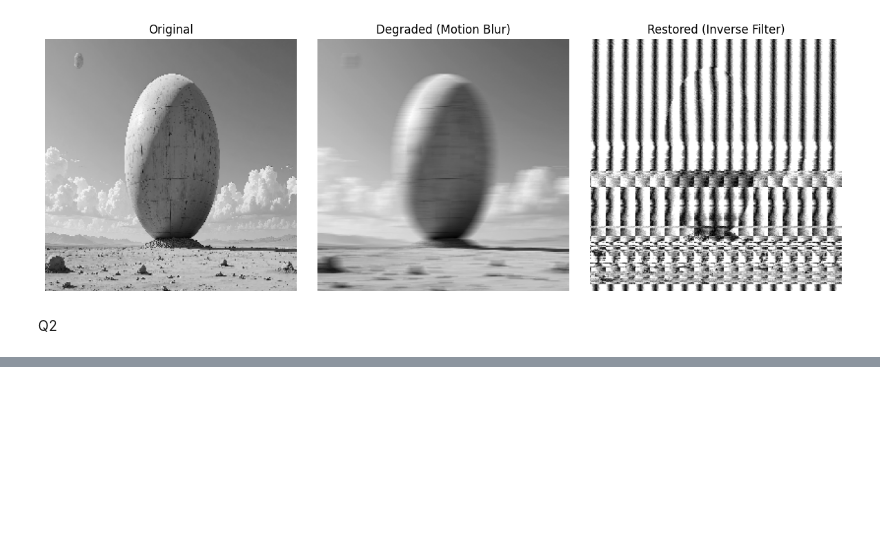
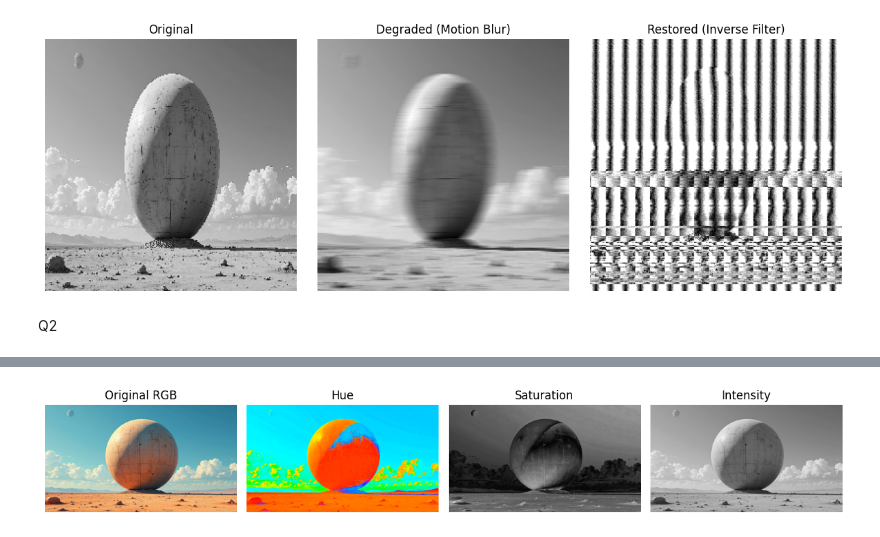
Before and after one commit to nazalnihad/Image_processing_lab, a Jupyter notebook: set_3.ipynb, the cells around one changed output, grey strips where cells are left out. Cells and saved outputs as stored; diff of their text form; code cells hidden in the pictures; blank space fills up the shorter version.

```diff
--- a/set_3.ipynb
+++ b/set_3.ipynb
@@ -53,0 +64,12 @@ Q2
+# %%
+F = np.fft.fft2(img)
+
+# Apply degradation
+G = H * F
+
+# Add Gaussian noise
+noise = np.random.normal(0, 10, img.shape)
+G_noisy = G + np.fft.fft2(noise)
+
+# Degraded image
+g = np.abs(np.fft.ifft2(G_noisy))
@@ -53,0 +145,31 @@ Q2
+# %%
+img = cv2.imread("bullet-space.jpg")  #
+# %%
+H, S, I = rgb_to_hsi(img)
+# %%
+plt.figure(figsize=(12, 4))
+
+plt.subplot(1, 4, 1)
+plt.imshow(cv2.cvtColor(img, cv2.COLOR_BGR2RGB))
+plt.title("Original RGB")
+plt.axis("off")
+
+plt.subplot(1, 4, 2)
+plt.imshow(H, cmap="hsv")
+plt.title("Hue")
+plt.axis("off")
+
+plt.subplot(1, 4, 3)
+plt.imshow(S, cmap="gray")
+plt.title("Saturation")
+plt.axis("off")
+
+plt.subplot(1, 4, 4)
+plt.imshow(I, cmap="gray")
+plt.title("Intensity")
+plt.axis("off")
+
+plt.tight_layout()
+plt.show()
+# %% [output]
+[figure, added]
```
Also changed, not shown: parts of 7 cells of this notebook.
